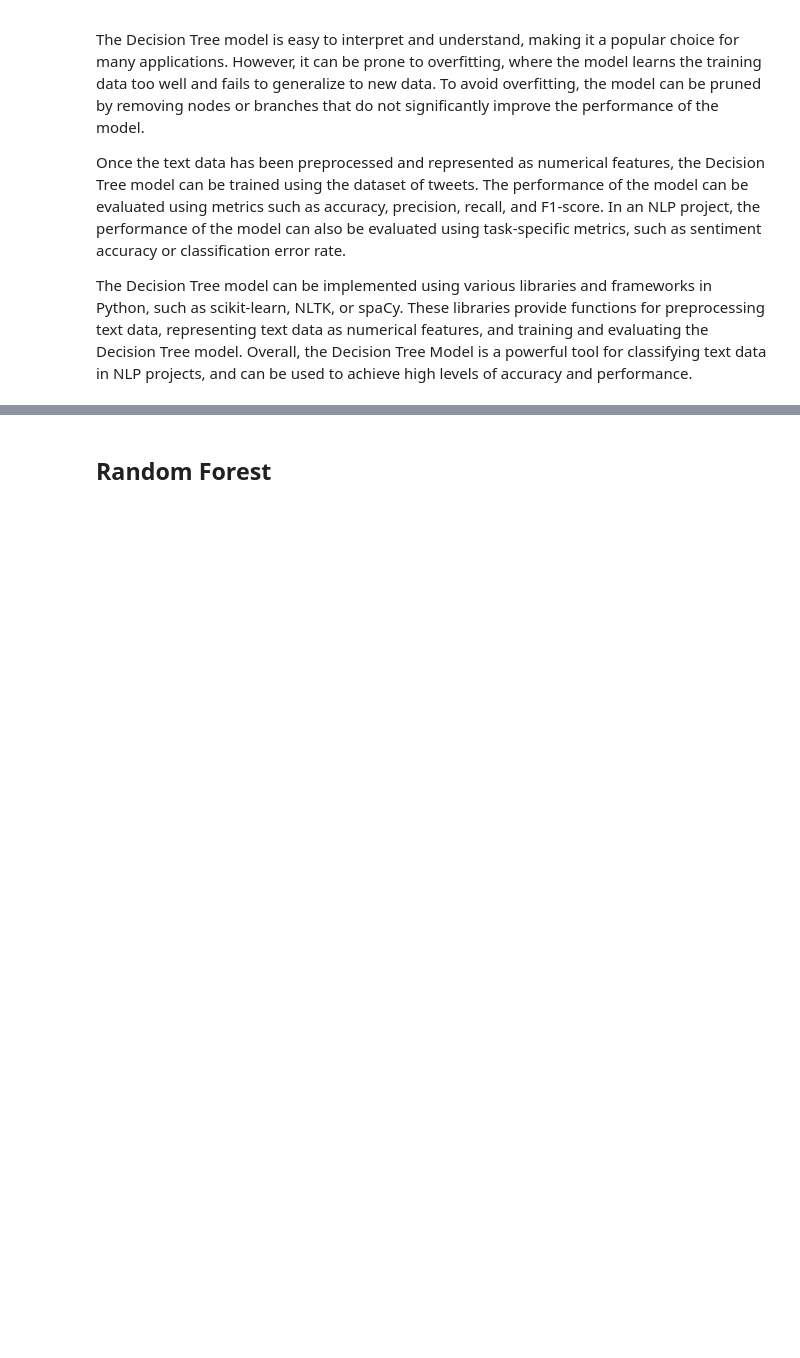
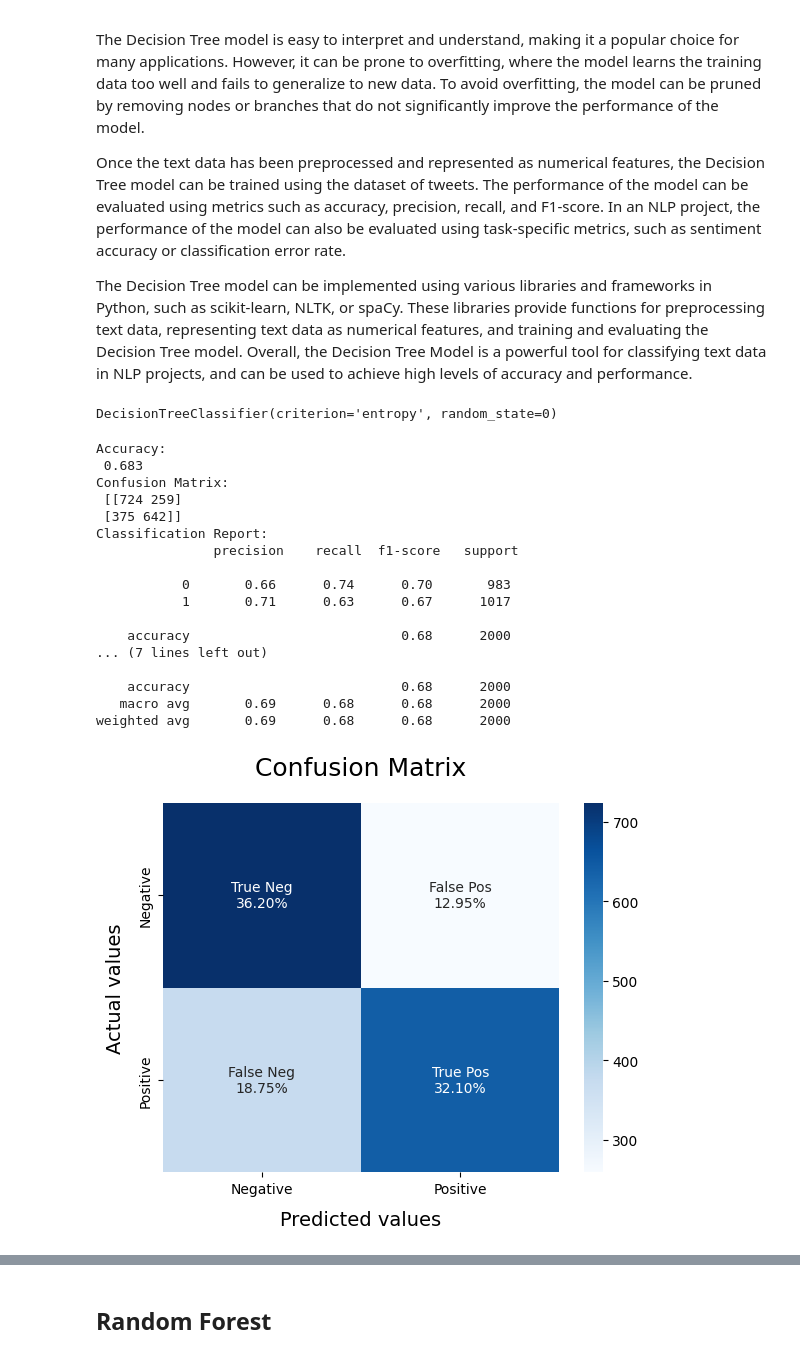
Before and after one commit to thaaoliveira1/Sentiment-Analysis-Twitter-Python, a Jupyter notebook: Report.ipynb, the cells around one changed output, grey strips where cells are left out. Saved outputs shown, nothing was run; the diff lists cells and outputs as text; code cells hidden in the pictures; blank space fills up the shorter version.

```diff
--- a/Report.ipynb
+++ b/Report.ipynb
@@ -1051,0 +1188,12 @@ In conclusion, the Ridge Classifier is a supervised learning algorithm that is w
+# %%
+# Applying the X-boost model with Word2vec
+xg = xgb.XGBClassifier()
+xg.fit(X_train_w2v, y_train)
+
+# Evaluate the performance of the classifier on the testing set
+y_pred = xg.predict(X_test_w2v)
+accuracy = accuracy_score(y_test, y_pred)
+
+# Print the classification report
+print("Classification Report:\n", classification_report(y_test, y_pred))
+print('Accuracy:', accuracy)
@@ -1061,3 +1235,37 @@ The Decision Tree model is easy to interpret and understand, making it a popular
 Once the text data has been preprocessed and represented as numerical features, the Decision Tree model can be trained using the dataset of tweets. The performance of the model can be evaluated using metrics such as accuracy, precision, recall, and F1-score. In an NLP project, the performance of the model can also be evaluated using task-specific metrics, such as sentiment accuracy or classification error rate.
 
 The Decision Tree model can be implemented using various libraries and frameworks in Python, such as scikit-learn, NLTK, or spaCy. These libraries provide functions for preprocessing text data, representing text data as numerical features, and training and evaluating the Decision Tree model. Overall, the Decision Tree Model is a powerful tool for classifying text data in NLP projects, and can be used to achieve high levels of accuracy and performance.
+# %%
+## Applyiing decision tree model with TF-IDF
+
+dc = DecisionTreeClassifier(criterion = 'entropy', random_state = 0)
+dc.fit(X_train_vec, y_train)
+# %% [output]
+DecisionTreeClassifier(criterion='entropy', random_state=0)
+# %%
+## Plotting decision tree model
+
+y_pred_dc = dc.predict(X_test_vec)
+print("Accuracy:\n", accuracy_score(y_test, y_pred_dc))
+print("Confusion Matrix:\n", confusion_matrix(y_test, y_pred_dc))
+print("Classification Report:\n", classification_report(y_test, y_pred_dc))
+model_EvaluateB(dc)
+# %% [output]
+Accuracy:
+ 0.683
+Confusion Matrix:
+ [[724 259]
+ [375 642]]
+Classification Report:
+               precision    recall  f1-score   support
+
+           0       0.66      0.74      0.70       983
+           1       0.71      0.63      0.67      1017
+
+    accuracy                           0.68      2000
+... (7 lines left out)
+
+    accuracy                           0.68      2000
+   macro avg       0.69      0.68      0.68      2000
+weighted avg       0.69      0.68      0.68      2000
+[figure, added]
```
Also changed, not shown: parts of 18 cells of this notebook.
